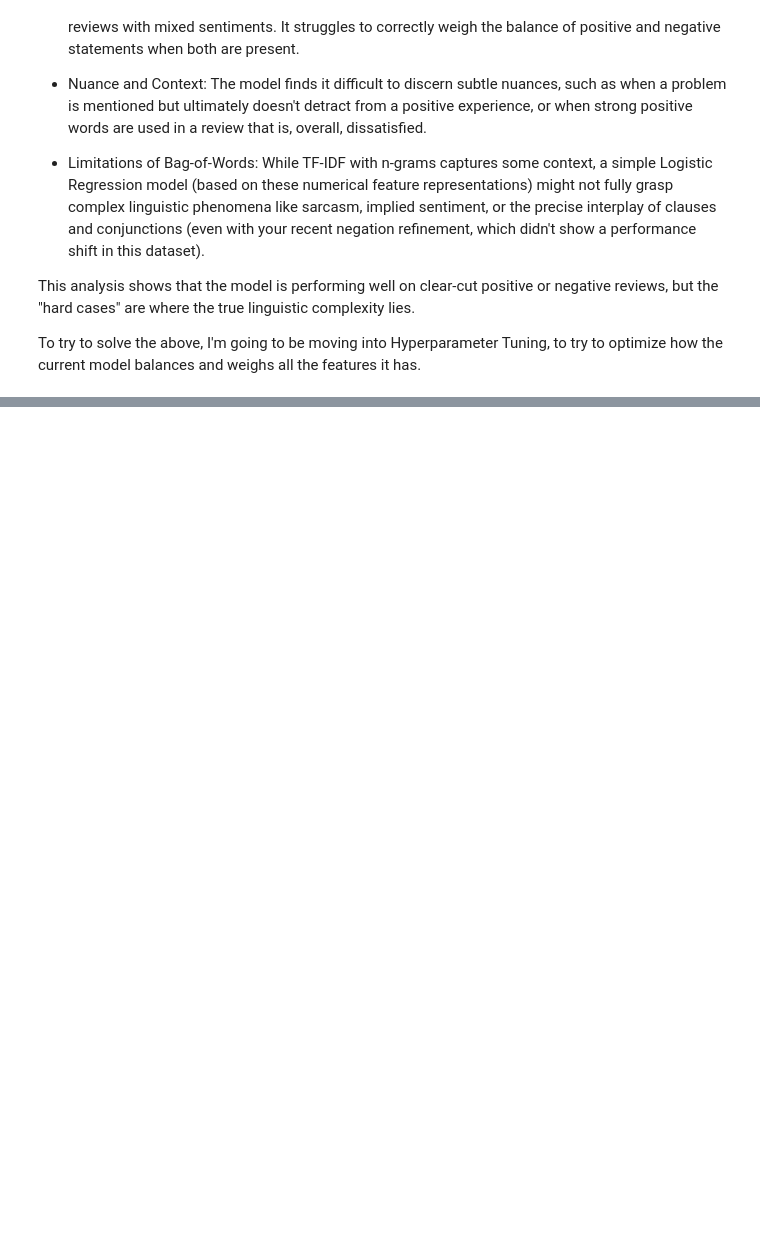
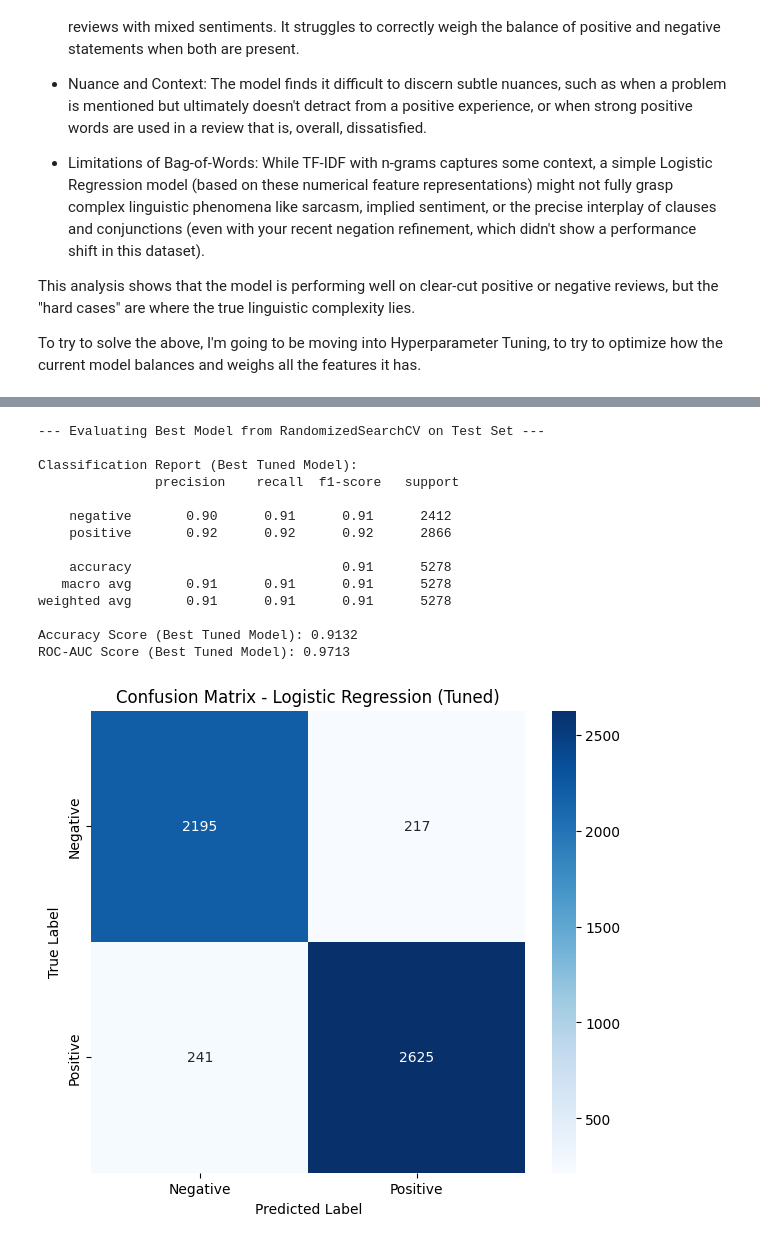
Before and after one commit to KBE25/hotel_sentiment, a Jupyter notebook: notebook.ipynb, the cells around one changed output, grey strips where cells are left out. Cells and saved outputs as stored; diff of their text form; code cells hidden in the pictures; blank space fills up the shorter version.

Commit message:
Saving hyperparameter tuning for logistic regression

```diff
--- a/notebook.ipynb
+++ b/notebook.ipynb
@@ -1628,0 +1675,20 @@ To try to solve the above, I'm going to be moving into Hyperparameter Tuning, to
+# %%
+# 2. Define the Parameter Search Space
+# I will use RandomizedSearchCV for efficiency.
+# Adjust the ranges based on your dataset size and computational resources.
+# More n_iter will give a more thorough search but take longer.
+
+param_distributions = {
+    # Parameters for Logistic Regression Classifier
+    'classifier__C': uniform(loc=0.1, scale=100), # C values between 0.1 and 100.1 (stronger to weaker regularization)
+
+    # Parameters for TfidfVectorizer within the 'text' transformer
+    'preprocessor__text__tfidf__ngram_range': [(1, 1), (1, 2), (1, 3)], # Explore unigrams, bigrams, and trigrams
+    'preprocessor__text__tfidf__max_features': randint(5000, 20000), # Number of top features from TFIDF
+    'preprocessor__text__tfidf__min_df': randint(1, 10), # Ignore terms appearing in fewer than X documents
+    'preprocessor__text__tfidf__max_df': uniform(loc=0.7, scale=0.2), # Ignore terms appearing in more than X% of documents (e.g., 0.7 to 0.9)
+
+    # Parameters for SelectKBest within the 'text' transformer
+    # 'k' can be an int (number of features), or 'all'
+    'preprocessor__text__selector__k': randint(1000, 10000) # Number of best features to keep after Chi2
+}
@@ -1628,0 +1723,52 @@ To try to solve the above, I'm going to be moving into Hyperparameter Tuning, to
+# %%
+# 5. Evaluate the Best Model on the Test Set
+print("\n--- Evaluating Best Model from RandomizedSearchCV on Test Set ---")
+best_model = random_search.best_estimator_
+
+y_pred_best = best_model.predict(X_test)
+y_pred_proba_best = best_model.predict_proba(X_test)[:, 1] # Probabilities for ROC curve
+
+print("\nClassification Report (Best Tuned Model):\n", classification_report(y_test, y_pred_best, target_names=['negative', 'positive']))
+print(f"Accuracy Score (Best Tuned Model): {accuracy_score(y_test, y_pred_best):.4f}")
+print(f"ROC-AUC Score (Best Tuned Model): {roc_auc_score(y_test, y_pred_proba_best):.4f}")
+
+# 6. Plot Confusion Matrix for Best Tuned Model
+cm_best = confusion_matrix(y_test, y_pred_best)
+plt.figure(figsize=(7, 6))
+sns.heatmap(cm_best, annot=True, fmt='d', cmap='Blues',
+            xticklabels=['Negative', 'Positive'], yticklabels=['Negative', 'Positive'])
+plt.title('Confusion Matrix - Logistic Regression (Tuned)')
+plt.xlabel('Predicted Label')
+plt.ylabel('True Label')
+plt.show()
+
+# 7. Plot ROC Curve for Best Tuned Model
+fpr_best, tpr_best, _ = roc_curve(y_test, y_pred_proba_best)
+plt.figure(figsize=(6, 5))
+plt.plot(fpr_best, tpr_best, color='darkorange', lw=2, label=f'ROC curve (area = {roc_auc_score(y_test, y_pred_proba_best):.2f})')
+plt.plot([0, 1], [0, 1], color='navy', lw=2, linestyle='--')
+plt.xlim([0.0, 1.0])
+plt.ylim([0.0, 1.05])
+plt.xlabel('False Positive Rate')
+plt.ylabel('True Positive Rate')
+plt.title('Receiver Operating Characteristic (ROC) - Logistic Regression (Tuned)')
+plt.legend(loc="lower right")
+plt.show()
+
+warnings.filterwarnings("default", category=UserWarning)
+# %% [output]
+--- Evaluating Best Model from RandomizedSearchCV on Test Set ---
+
+Classification Report (Best Tuned Model):
+               precision    recall  f1-score   support
+
+    negative       0.90      0.91      0.91      2412
+    positive       0.92      0.92      0.92      2866
+
+    accuracy                           0.91      5278
+   macro avg       0.91      0.91      0.91      5278
+weighted avg       0.91      0.91      0.91      5278
+
+Accuracy Score (Best Tuned Model): 0.9132
+ROC-AUC Score (Best Tuned Model): 0.9713
+[figure, added]
```
Also changed, not shown: parts of 6 cells of this notebook.
